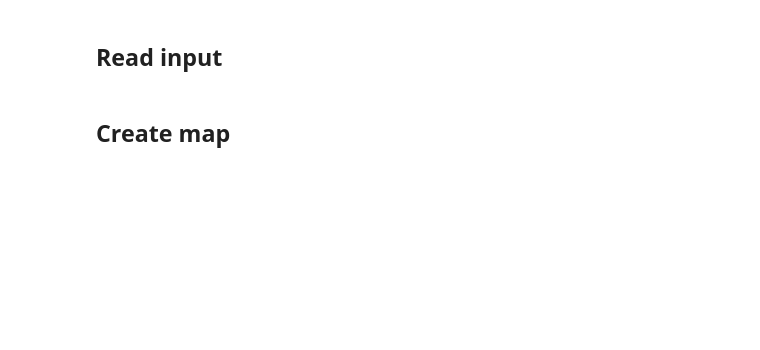
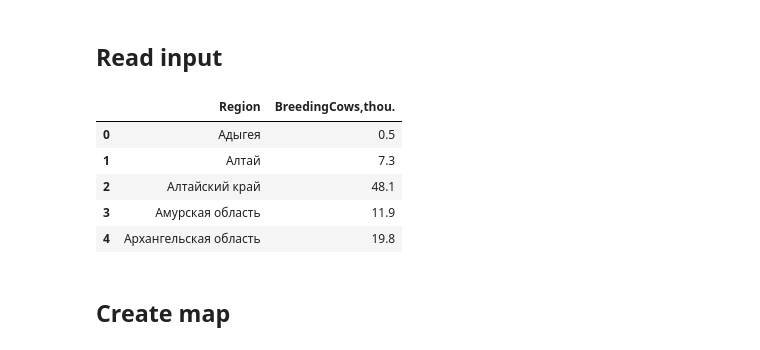
Before and after one commit to Chartiza/ClientsMap, a Jupyter notebook: Clients_Map.ipynb, the cells around one changed output. Cells and saved outputs as stored; diff of their text form; code cells hidden in the pictures; blank space fills up the shorter version.

```diff
--- a/Clients_Map.ipynb
+++ b/Clients_Map.ipynb
@@ -9,8 +10,17 @@ import requests
 # %%
 # Read input files
 clients = pd.read_excel('input_test/Clients.xlsx')
 comp = pd.read_excel('input_test/Comp.xlsx')
 cows = pd.read_excel('input_test/RusRegCows.xlsx')
+
+cows.head()
+# %% [output]
+|  | Region | BreedingCows,thou. |
+| 0 | Адыгея | 0.5 |
+| 1 | Алтай | 7.3 |
+| 2 | Алтайский край | 48.1 |
+| 3 | Амурская область | 11.9 |
+| 4 | Архангельская область | 19.8 |
 # %% [markdown]
 ## Create map
 # %%
```
Also changed, not shown: parts of 2 cells of this notebook.
